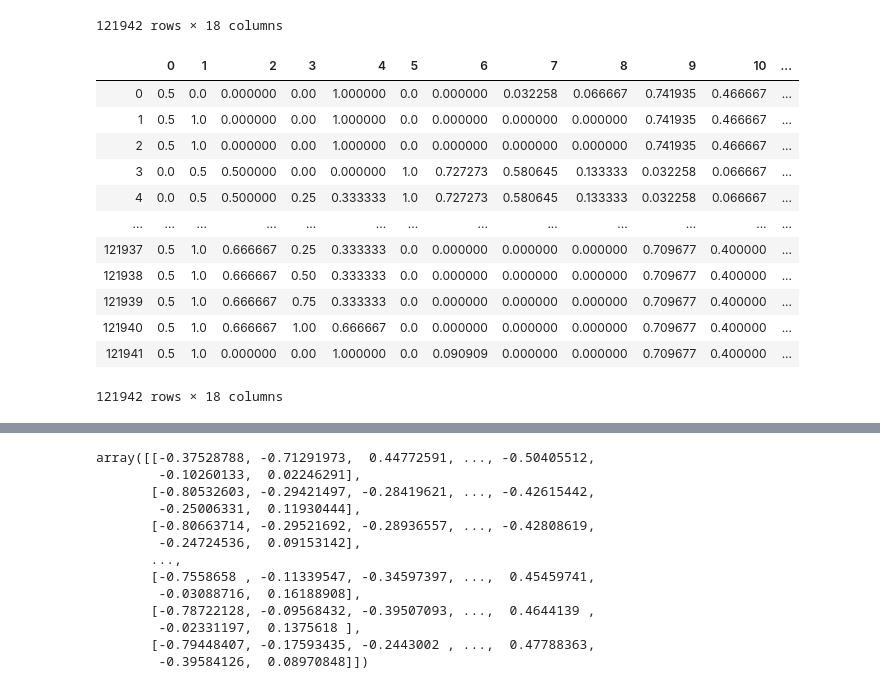
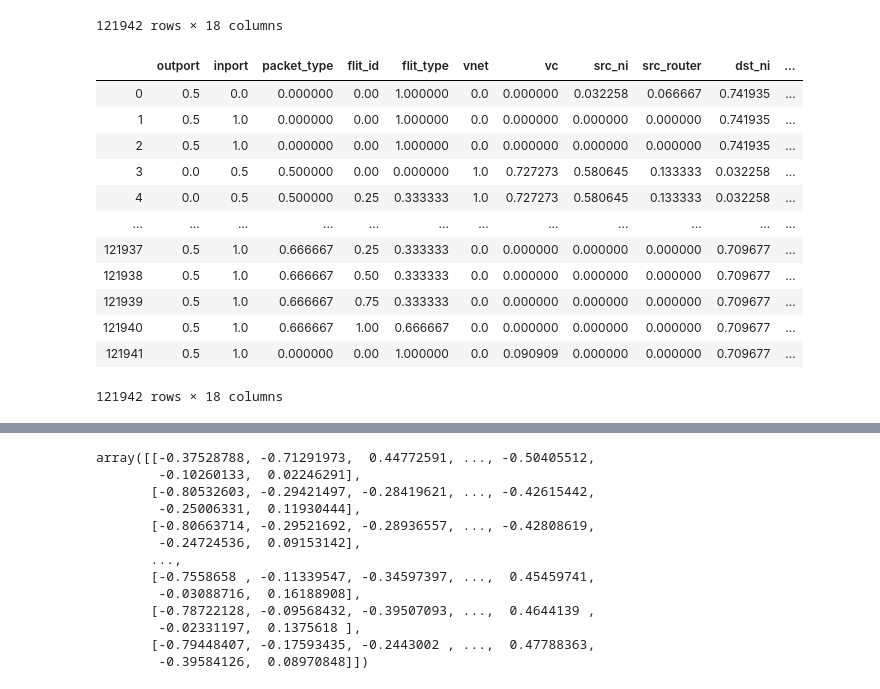
Before and after one commit to chamikasudusinghe/nocml, a Jupyter notebook: ver 5.2/wat_r1_model-v1.ipynb, the cells around one changed output, grey strips where cells are left out. Drawn from its saved outputs; the diff is of its cells as text; code cells hidden in the pictures.

```diff
--- a/ver 5.2/wat_r1_model-v1.ipynb
+++ b/ver 5.2/wat_r1_model-v1.ipynb
@@ -137,23 +137,24 @@ train_X
 # %%
 #standardization
 x = train_X.values
 min_max_scaler = preprocessing.MinMaxScaler()
 x_scaled = min_max_scaler.fit_transform(x)
 train_X = pd.DataFrame(x_scaled)
+train_X.columns = columns_X.columns
 train_X
 # %% [output]
-|  | 0 | 1 | 2 | 3 | 4 | 5 | 6 | 7 | 8 | 9 | 10 | ... |
-| 0 | 0.5 | 0.0 | 0.000000 | 0.00 | 1.000000 | 0.0 | 0.000000 | 0.032258 | 0.066667 | 0.741935 | 0.466667 | ... |
-| 1 | 0.5 | 1.0 | 0.000000 | 0.00 | 1.000000 | 0.0 | 0.000000 | 0.000000 | 0.000000 | 0.741935 | 0.466667 | ... |
-| 2 | 0.5 | 1.0 | 0.000000 | 0.00 | 1.000000 | 0.0 | 0.000000 | 0.000000 | 0.000000 | 0.741935 | 0.466667 | ... |
-| 3 | 0.0 | 0.5 | 0.500000 | 0.00 | 0.000000 | 1.0 | 0.727273 | 0.580645 | 0.133333 | 0.032258 | 0.066667 | ... |
-| 4 | 0.0 | 0.5 | 0.500000 | 0.25 | 0.333333 | 1.0 | 0.727273 | 0.580645 | 0.133333 | 0.032258 | 0.066667 | ... |
-| ... | ... | ... | ... | ... | ... | ... | ... | ... | ... | ... | ... | ... |
-| 121937 | 0.5 | 1.0 | 0.666667 | 0.25 | 0.333333 | 0.0 | 0.000000 | 0.000000 | 0.000000 | 0.709677 | 0.400000 | ... |
-| 121938 | 0.5 | 1.0 | 0.666667 | 0.50 | 0.333333 | 0.0 | 0.000000 | 0.000000 | 0.000000 | 0.709677 | 0.400000 | ... |
-| 121939 | 0.5 | 1.0 | 0.666667 | 0.75 | 0.333333 | 0.0 | 0.000000 | 0.000000 | 0.000000 | 0.709677 | 0.400000 | ... |
-| 121940 | 0.5 | 1.0 | 0.666667 | 1.00 | 0.666667 | 0.0 | 0.000000 | 0.000000 | 0.000000 | 0.709677 | 0.400000 | ... |
-| 121941 | 0.5 | 1.0 | 0.000000 | 0.00 | 1.000000 | 0.0 | 0.090909 | 0.000000 | 0.000000 | 0.709677 | 0.400000 | ... |
+|  | outport | inport | packet_type | flit_id | flit_type | vnet | vc | src_ni | src_router | dst_ni | ... |
+| 0 | 0.5 | 0.0 | 0.000000 | 0.00 | 1.000000 | 0.0 | 0.000000 | 0.032258 | 0.066667 | 0.741935 | ... |
+| 1 | 0.5 | 1.0 | 0.000000 | 0.00 | 1.000000 | 0.0 | 0.000000 | 0.000000 | 0.000000 | 0.741935 | ... |
+| 2 | 0.5 | 1.0 | 0.000000 | 0.00 | 1.000000 | 0.0 | 0.000000 | 0.000000 | 0.000000 | 0.741935 | ... |
+| 3 | 0.0 | 0.5 | 0.500000 | 0.00 | 0.000000 | 1.0 | 0.727273 | 0.580645 | 0.133333 | 0.032258 | ... |
+| 4 | 0.0 | 0.5 | 0.500000 | 0.25 | 0.333333 | 1.0 | 0.727273 | 0.580645 | 0.133333 | 0.032258 | ... |
+| ... | ... | ... | ... | ... | ... | ... | ... | ... | ... | ... | ... |
+| 121937 | 0.5 | 1.0 | 0.666667 | 0.25 | 0.333333 | 0.0 | 0.000000 | 0.000000 | 0.000000 | 0.709677 | ... |
+| 121938 | 0.5 | 1.0 | 0.666667 | 0.50 | 0.333333 | 0.0 | 0.000000 | 0.000000 | 0.000000 | 0.709677 | ... |
+| 121939 | 0.5 | 1.0 | 0.666667 | 0.75 | 0.333333 | 0.0 | 0.000000 | 0.000000 | 0.000000 | 0.709677 | ... |
+| 121940 | 0.5 | 1.0 | 0.666667 | 1.00 | 0.666667 | 0.0 | 0.000000 | 0.000000 | 0.000000 | 0.709677 | ... |
+| 121941 | 0.5 | 1.0 | 0.000000 | 0.00 | 1.000000 | 0.0 | 0.090909 | 0.000000 | 0.000000 | 0.709677 | ... |
 121942 rows × 18 columns
 # %%
 corr_df = pd.concat([train_X, df[['target']]], axis = 1)
```
Also changed, not shown: parts of 5 cells of this notebook.
